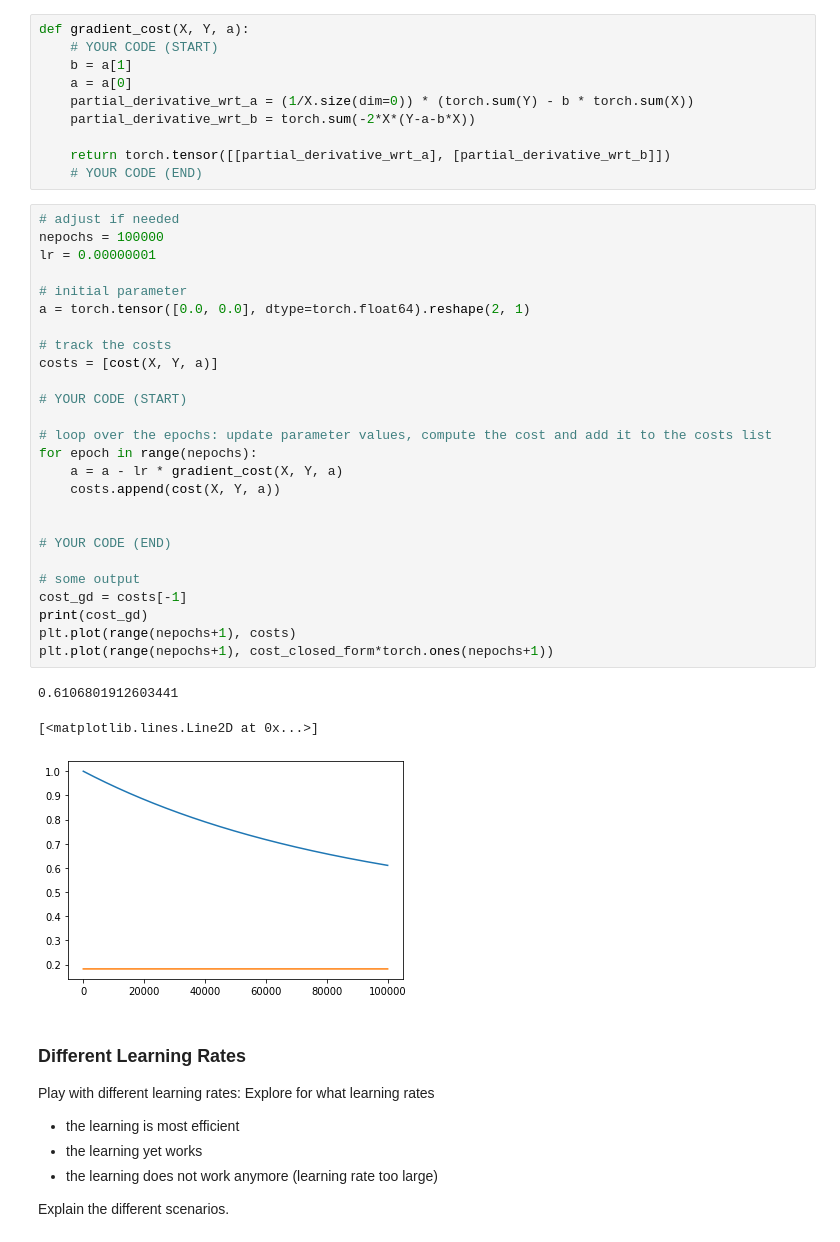
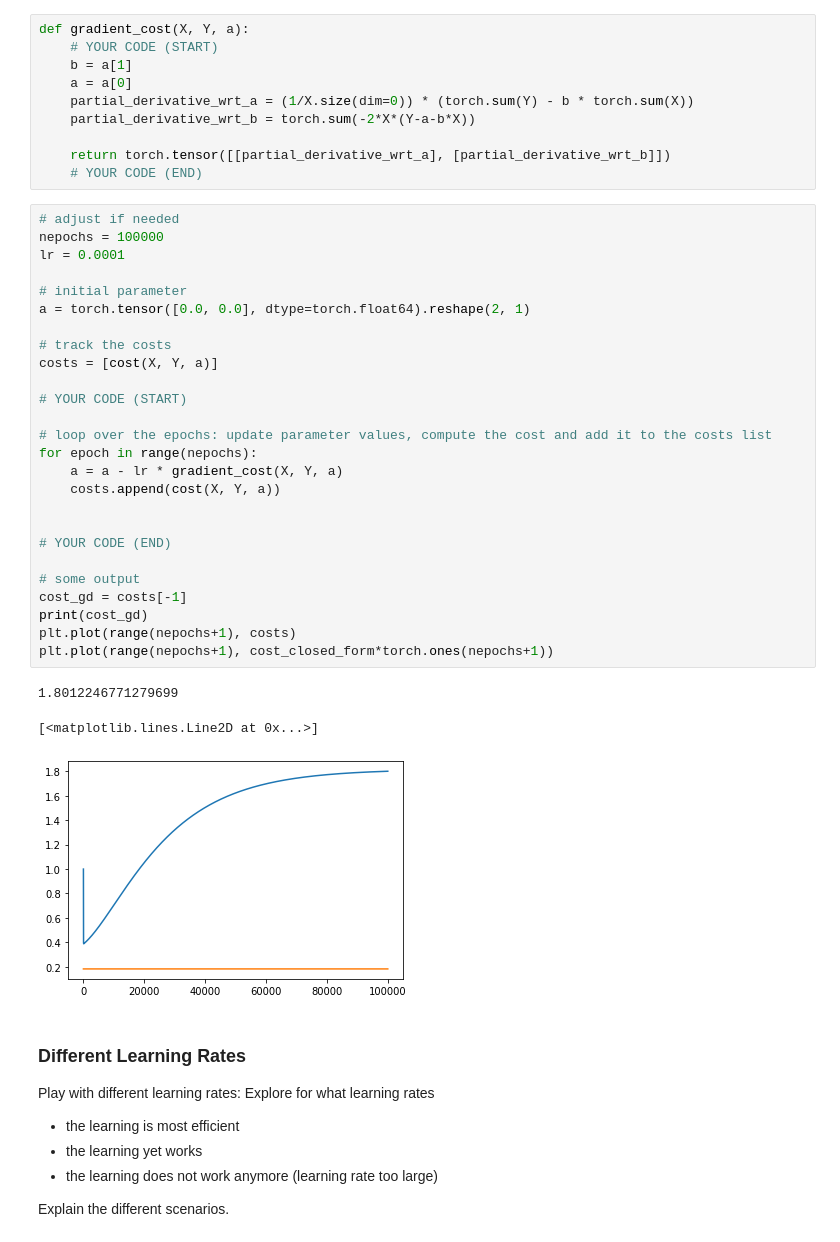
Before and after one commit to MatthiasEg/MSE_DeLearn, a Jupyter notebook: SW02/ex1-gradient-descent/pw02_lin_regression_GD_stud.ipynb, the cells around one changed output. Saved outputs shown, nothing was run; the diff lists cells and outputs as text.

```diff
--- a/SW02/ex1-gradient-descent/pw02_lin_regression_GD_stud.ipynb
+++ b/SW02/ex1-gradient-descent/pw02_lin_regression_GD_stud.ipynb
@@ -119,33 +119,33 @@ def gradient_cost(X, Y, a):
 # %%
 # adjust if needed
 nepochs = 100000
-lr = 0.00000001
+lr = 0.0001
 
 # initial parameter
 a = torch.tensor([0.0, 0.0], dtype=torch.float64).reshape(2, 1)
 
 # track the costs
 costs = [cost(X, Y, a)]
 
 # YOUR CODE (START)
 
 # loop over the epochs: update parameter values, compute the cost and add it to the costs list
 for epoch in range(nepochs):
     a = a - lr * gradient_cost(X, Y, a)
     costs.append(cost(X, Y, a))
 
 
 # YOUR CODE (END)
 
 # some output
 cost_gd = costs[-1]
 print(cost_gd)
 plt.plot(range(nepochs+1), costs)
 plt.plot(range(nepochs+1), cost_closed_form*torch.ones(nepochs+1))
 # %% [output]
-0.6106801912603441
+1.8012246771279699
 [<matplotlib.lines.Line2D at 0x...>]
-[figure, old version]
+[figure, new version]
 # %% [markdown]
 ### Different Learning Rates
 
```
Also changed, not shown: 10 other files.
